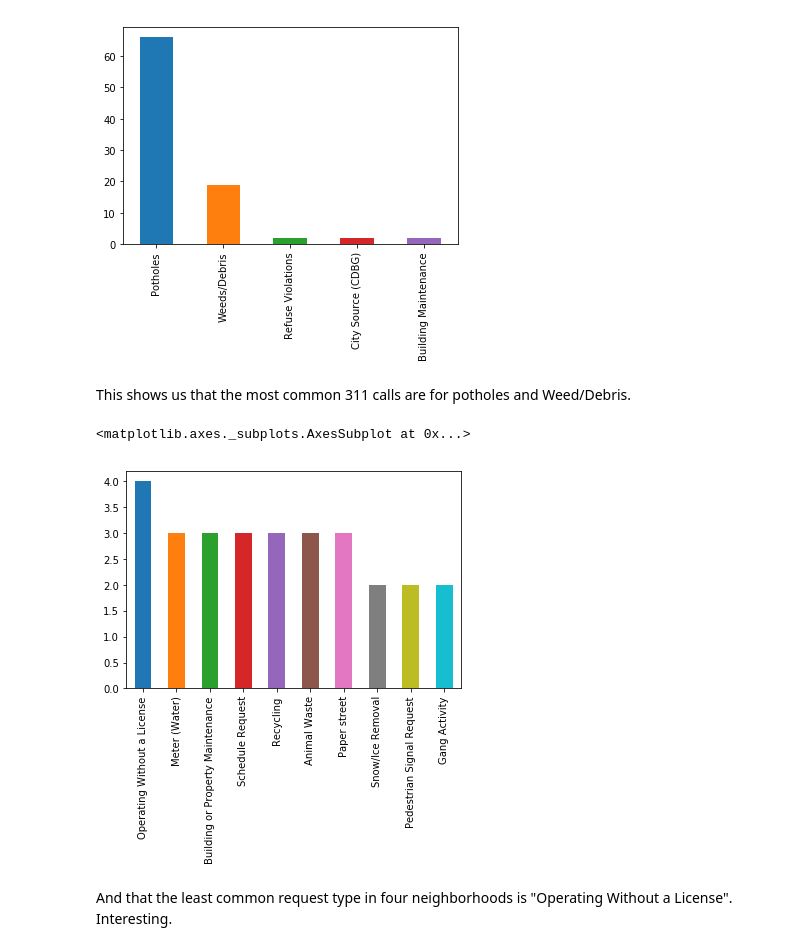
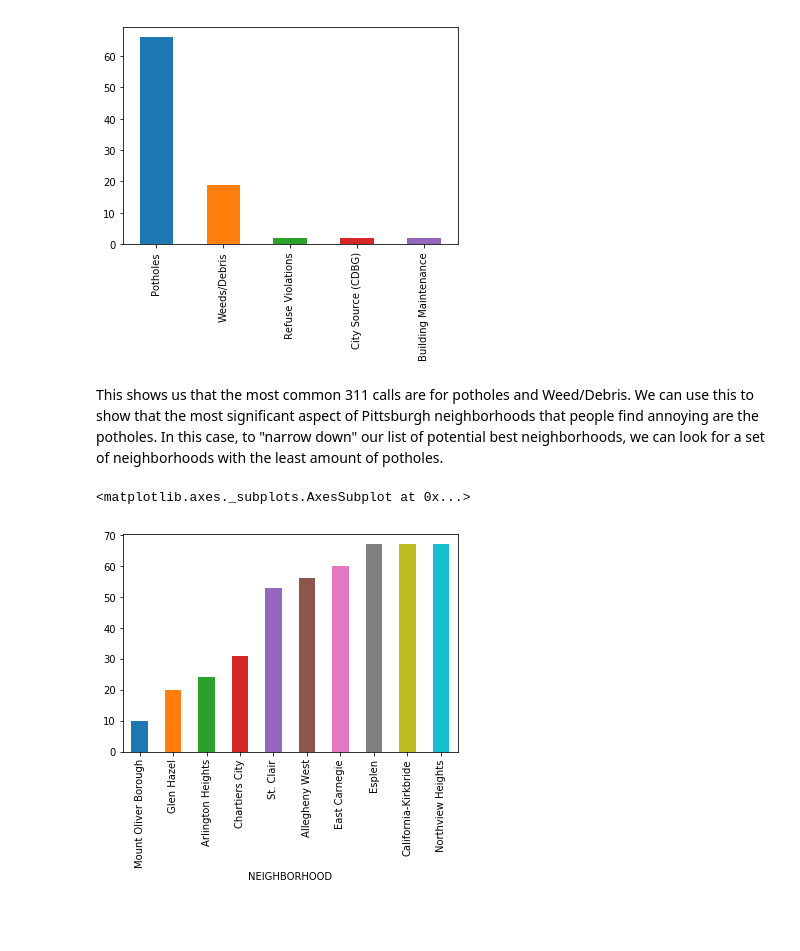
Before and after one commit to yifengqiu18/neighborhood, a Jupyter notebook: project.ipynb, the cells around one changed output. Cells and saved outputs as stored; diff of their text form; code cells hidden in the pictures; blank space fills up the shorter version.

```diff
--- a/project.ipynb
+++ b/project.ipynb
@@ -33,21 +33,19 @@ This shows us that _most_ neighborhoods get less than 6,000 calls, while there a
 mData311 = pd.DataFrame(data311.groupby("NEIGHBORHOOD").size(), columns=["calls"])
 # add "mostType" column containing the most common request type of each neighborhood
 mData311["mostType"] = data311.groupby(["NEIGHBORHOOD"]).agg(lambda x: x["REQUEST_TYPE"].value_counts().index[0])["REQUEST_TYPE"]
-# add "leastType" column containing the most common request type of each neighborhood
-mData311["leastType"] = data311.groupby(["NEIGHBORHOOD"]).agg(lambda x: x["REQUEST_TYPE"].value_counts(ascending=True).index[0])["REQUEST_TYPE"]
 # %%
 # plot the most common "most reported" request types
 mData311["mostType"].value_counts().plot(kind='bar')
 # %% [output]
 <matplotlib.axes._subplots.AxesSubplot at 0x...>
 [figure]
-# %% [markdown]
-This shows us that the most common 311 calls are for potholes and Weed/Debris.
-# %%
-# plot the most common "least reported" request types
-mData311["leastType"].value_counts().head(10).plot(kind='bar')
-# %% [output]
-<matplotlib.axes._subplots.AxesSubplot at 0x...>
-[figure, removed]
-# %% [markdown]
-And that the least common request type in four neighborhoods is "Operating Without a License". Interesting.
+# %% [markdown]
+This shows us that the most common 311 calls are for potholes and Weed/Debris. We can use this to show that the most significant aspect of Pittsburgh neighborhoods that people find annoying are the potholes. In this case, to "narrow down" our list of potential best neighborhoods, we can look for a set of neighborhoods with the least amount of potholes.
+# %%
+# create a new column containing the amount of pothole reports
+mData311["potholes"] = data311.groupby(["NEIGHBORHOOD"]).agg(lambda x: len(x.loc[x["REQUEST_TYPE"] == "Potholes"]))["REQUEST_TYPE"]
+# sort by potholes column, get smallest 10 neighborhoods, and graph
+mData311["potholes"].sort_values(ascending=True).head(10).plot(kind='bar')
+# %% [output]
+<matplotlib.axes._subplots.AxesSubplot at 0x...>
+[figure, added]
```
Also changed, not shown: parts of 6 cells of this notebook.
